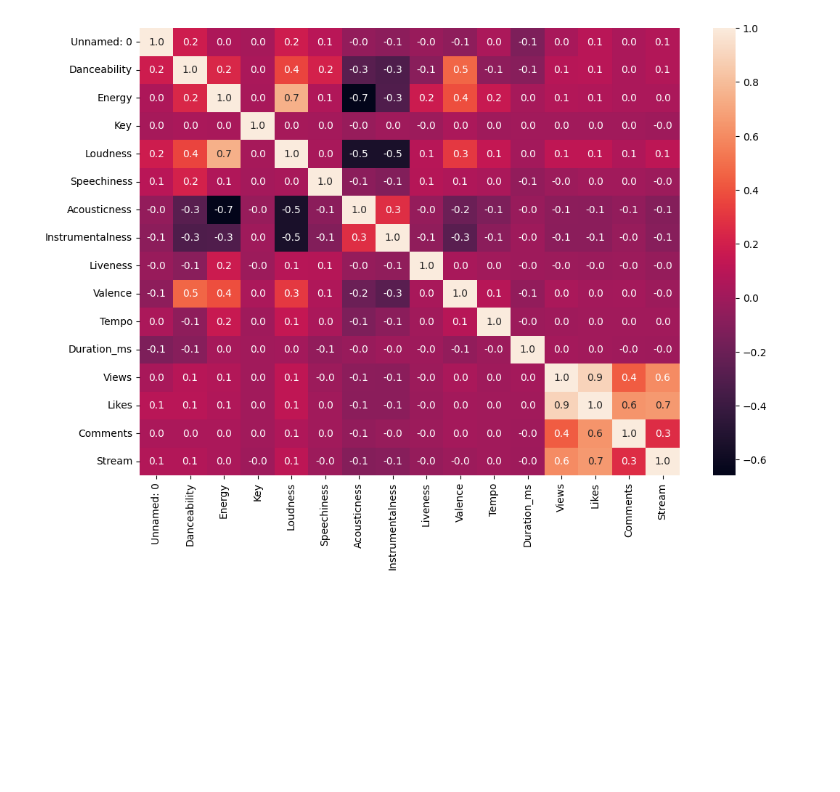
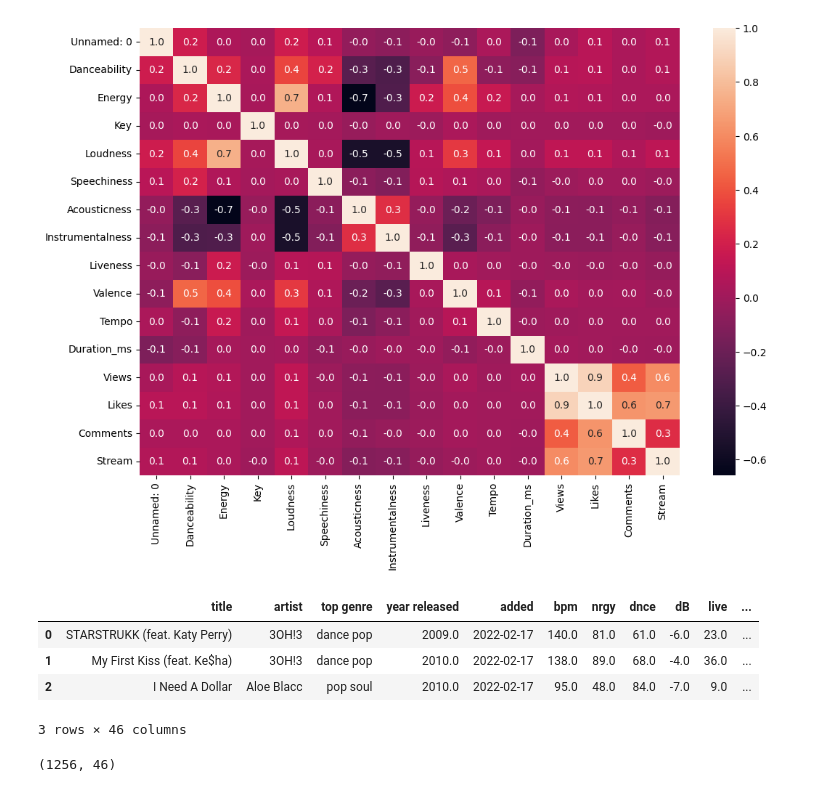
Before and after one commit to LouisCardon/Spotify_Project_Le_Wagon, a Jupyter notebook: EDA_Spotify_Youtube.ipynb, the cells around one changed output. Cells and saved outputs as stored; diff of their text form; code cells hidden in the pictures; blank space fills up the shorter version.

```diff
--- a/EDA_Spotify_Youtube.ipynb
+++ b/EDA_Spotify_Youtube.ipynb
@@ -22,0 +49,7 @@ songs = pd.read_csv(csv_file_path)
+# %%
+import kagglehub
+
+# Download latest version
+path = kagglehub.dataset_download("muhmores/spotify-top-100-songs-of-20152019")
+
+print("Path to dataset files:", path)
@@ -48,3 +119,19 @@ sns.heatmap(numeric_values.corr(), annot=True, fmt=".1f")
 plt.show()
 # %% [output]
 [figure]
+# %%
+songs['percentagelikeinviews'] = songs['Likes'] / songs['Views']*100
+# %%
+consolidated_df = pd.merge(left =Top_100, right = songs,how='left', left_on= "title", right_on = "Track" )
+# %%
+consolidated_df.head(3)
+# %% [output]
+|  | title | artist | top genre | year released | added | bpm | nrgy | dnce | dB | live | ... |
+| 0 | STARSTRUKK (feat. Katy Perry) | 3OH!3 | dance pop | 2009.0 | 2022‑02‑17 | 140.0 | 81.0 | 61.0 | -6.0 | 23.0 | ... |
+| 1 | My First Kiss (feat. Ke$ha) | 3OH!3 | dance pop | 2010.0 | 2022‑02‑17 | 138.0 | 89.0 | 68.0 | -4.0 | 36.0 | ... |
+| 2 | I Need A Dollar | Aloe Blacc | pop soul | 2010.0 | 2022‑02‑17 | 95.0 | 48.0 | 84.0 | -7.0 | 9.0 | ... |
+3 rows × 46 columns
+# %%
+consolidated_df.shape
+# %% [output]
+(1256, 46)
```
Also changed, not shown: parts of 15 cells of this notebook.
